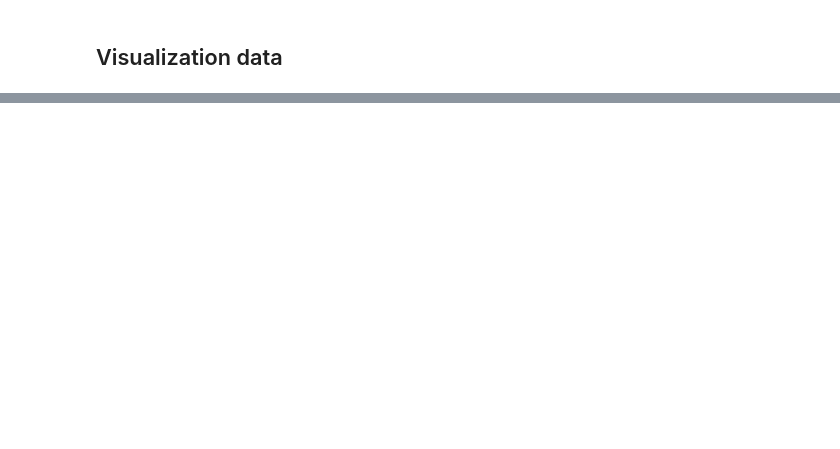
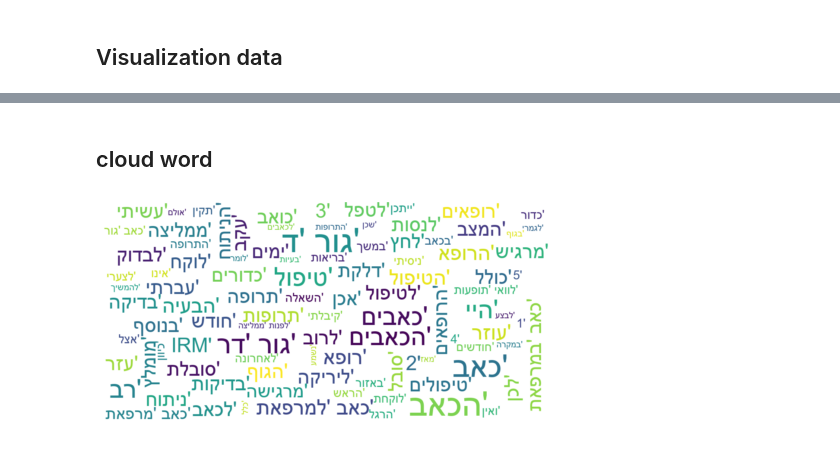
Before and after one commit to roishlezinger/nlpH, a Jupyter notebook: final project/organizes_data.ipynb, the cells around one changed output, grey strips where cells are left out. Saved outputs shown, nothing was run; the diff lists cells and outputs as text; code cells hidden in the pictures; blank space fills up the shorter version.

```diff
--- a/final project/organizes_data.ipynb
+++ b/final project/organizes_data.ipynb
@@ -363,0 +263,31 @@ print('##############################################')
+# %% [markdown]
+## cloud word
+# %%
+from wordcloud import WordCloud
+
+wordcloud = WordCloud(
+        background_color='white',
+        max_words=100,
+        max_font_size=30,
+        font_path='arial',
+        scale=3,
+        random_state=1)
+
+
+temp1 = []
+comment_words = ''
+for word in joy_lemma:
+    temp1.append(word[::-1])
+
+wordcloud=wordcloud.generate(str(temp1))
+
+plt.figure(1, figsize = (8, 8))
+plt.axis('off')
+plt.imshow(wordcloud, interpolation='bilinear')
+plt.show()
+
+#TODO: we need to get rid with '
+# also, we need to find out how to convert the order of words
+#example: כאב למרפאת
+# %% [output]
+[figure, added]
```
Also changed, not shown: parts of 13 cells of this notebook, 4 other files.
